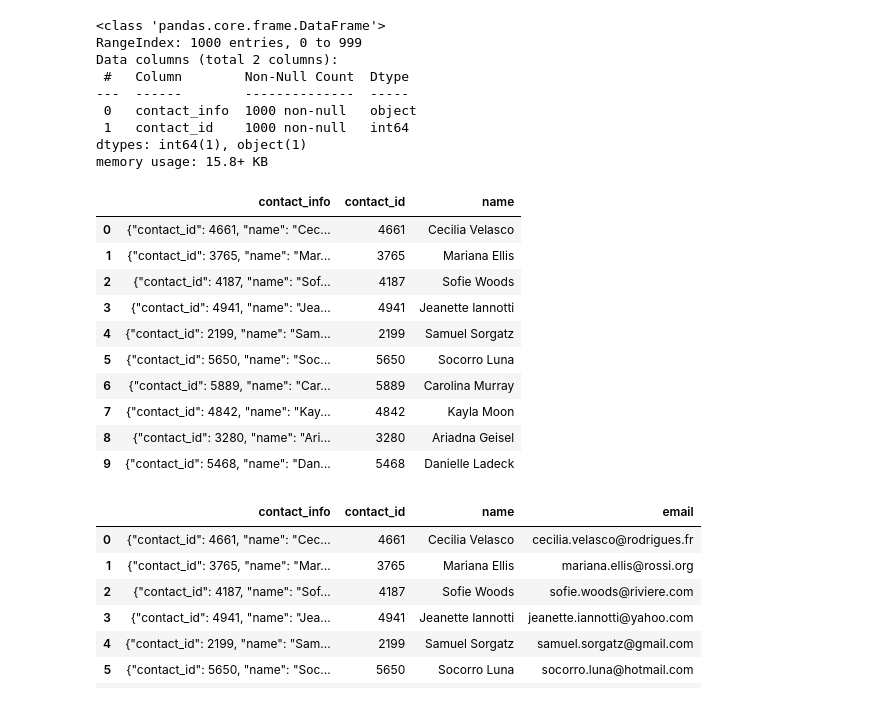
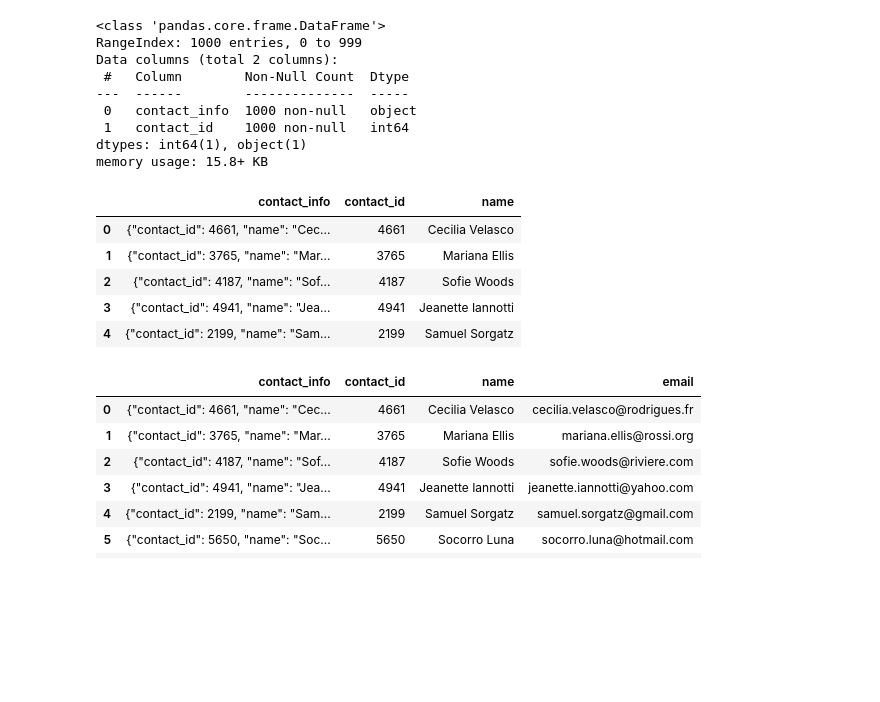
Before and after one commit to MariaVillacreces/Crowdfunding_ETL, a Jupyter notebook: ETL_Mini_Project_Mvillacreces_Mcuao.ipynb, the cells around one changed output. Cells and saved outputs as stored; diff of their text form; code cells hidden in the pictures; blank space fills up the shorter version.

```diff
--- a/ETL_Mini_Project_Mvillacreces_Mcuao.ipynb
+++ b/ETL_Mini_Project_Mvillacreces_Mcuao.ipynb
@@ -289,6 +289,6 @@ campaign_cleaned.to_csv("Resources/campaign.csv", index=False)
 ### Extract the contacts.xlsx Data.
 # %%
 # Read the data into a Pandas DataFrame. Use the `header=2` parameter when reading in the data.
-contact_info_df = pd.read_excel('Resources/contacts.xlsx', header=2)
+contact_info_df= pd.read_excel('Resources/contacts.xlsx', header=3)
 contact_info_df.head()
 # %% [output]
@@ -394,6 +409,9 @@ contact_info_df_copy.head()
 | 4 | {"contact_id": 2199, "name": "Sam... |
 # %%
 # Extract the four-digit contact ID number.
+
+contact_info_df_copy['contact_id'] = contact_info_df_copy['contact_info'].str.extract('(\d{4})')
+contact_info_df_copy.head()
 # %% [output]
 |  | contact_info | contact_id |
 | 0 | {"contact_id": 4661, "name": "Cec... | 4661 |
@@ -415,6 +434,8 @@ dtypes: object(2)
 memory usage: 15.8+ KB
 # %%
 # Convert the "contact_id" column to an int64 data type.
+contact_info_df_copy['contact_id'] = pd.to_numeric(contact_info_df_copy['contact_id'])
+contact_info_df_copy.info()
 # %% [output]
 <class 'pandas.core.frame.DataFrame'>
 RangeIndex: 1000 entries, 0 to 999
@@ -427,17 +448,15 @@ dtypes: int64(1), object(1)
 memory usage: 15.8+ KB
 # %%
 # Extract the name of the contact and add it to a new column.
+contact_info_df_copy['name'] = contact_info_df_copy['contact_info'].\
+                   str.extract(r'([^nameil"\s][A-Za-z]+\s+[A-Za-z]+)')
+contact_info_df_copy.head()
 # %% [output]
 |  | contact_info | contact_id | name |
 | 0 | {"contact_id": 4661, "name": "Cec... | 4661 | Cecilia Velasco |
 | 1 | {"contact_id": 3765, "name": "Mar... | 3765 | Mariana Ellis |
 | 2 | {"contact_id": 4187, "name": "Sof... | 4187 | Sofie Woods |
 | 3 | {"contact_id": 4941, "name": "Jea... | 4941 | Jeanette Iannotti |
 | 4 | {"contact_id": 2199, "name": "Sam... | 2199 | Samuel Sorgatz |
-| 5 | {"contact_id": 5650, "name": "Soc... | 5650 | Socorro Luna |
-| 6 | {"contact_id": 5889, "name": "Car... | 5889 | Carolina Murray |
-| 7 | {"contact_id": 4842, "name": "Kay... | 4842 | Kayla Moon |
-| 8 | {"contact_id": 3280, "name": "Ari... | 3280 | Ariadna Geisel |
-| 9 | {"contact_id": 5468, "name": "Dan... | 5468 | Danielle Ladeck |
 # %%
 # Extract the email from the contacts and add the values to a new column.
```
Also changed, not shown: parts of 22 cells of this notebook, 9 other files.
